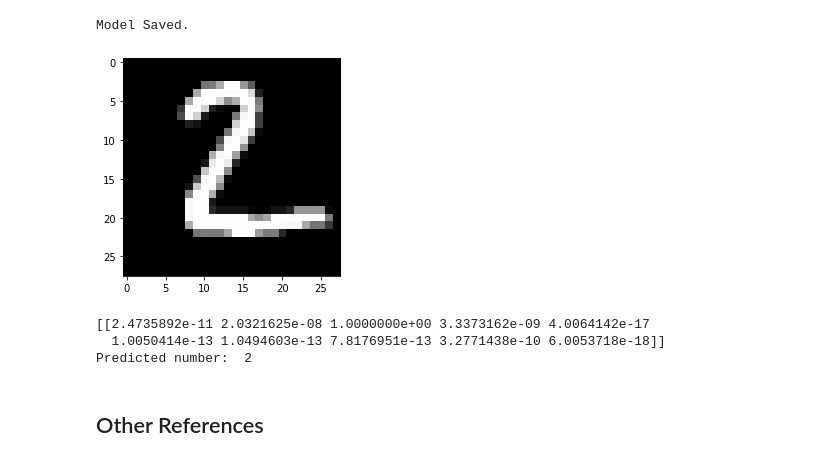
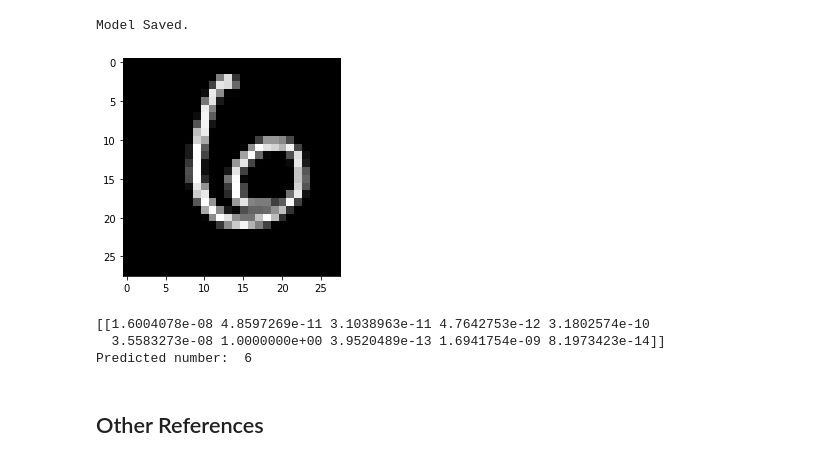
Before and after one commit to CookeRichard94/Emerging-Technologies-2019, a Jupyter notebook: DigitReader.ipynb, the cells around one changed output. Drawn from its saved outputs; the diff is of its cells as text; code cells hidden in the pictures.

```diff
--- a/DigitReader.ipynb
+++ b/DigitReader.ipynb
@@ -27,6 +27,10 @@ Using TensorFlow backend.
 # Original data is [0-255]. Scale it to range [0,1].
 train_img = train_img.reshape(60000, 784)
 test_img = test_img.reshape(10000, 784)
+
+train_img = train_img.astype('float32')
+test_img = test_img.astype('float32')
+
 train_img = train_img/255
 test_img = test_img/255
 
@@ -165,16 +169,19 @@ model.save('digit_reader.h5')
 print("Model Saved.")
 # %% [output]
 Model Saved.
+# %%
+#Loading the saved Model
+loadedModel = kr.models.load_model('digit_reader.h5')
 # %%
-plt.imshow(test_img[25].reshape(28, 28), cmap="gray")
+plt.imshow(test_img[100].reshape(28, 28), cmap="gray")
 plt.show()
 
-print(model.predict(test_img[25:26]), "\nPredicted number: ", np.argmax(model.predict(test_img[1:2])))
+print(loadedModel.predict(test_img[100:101]), "\nPredicted number: ", np.argmax(loadedModel.predict(test_img[100:101])))
 # %% [output]
-[figure, old version]
+[figure, new version]
-[[2.4735892e-11 2.0321625e-08 1.0000000e+00 3.3373162e-09 4.0064142e-17
-  1.0050414e-13 1.0494603e-13 7.8176951e-13 3.2771438e-10 6.0053718e-18]]
-Predicted number:  2
+[[1.6004078e-08 4.8597269e-11 3.1038963e-11 4.7642753e-12 3.1802574e-10
+  3.5583273e-08 1.0000000e+00 3.9520489e-13 1.6941754e-09 8.1973423e-14]]
+Predicted number:  6
 # %% [markdown]
 ## Other References
 # %% [markdown]
```
Also changed, not shown: parts of 5 cells of this notebook, 9 other files.
